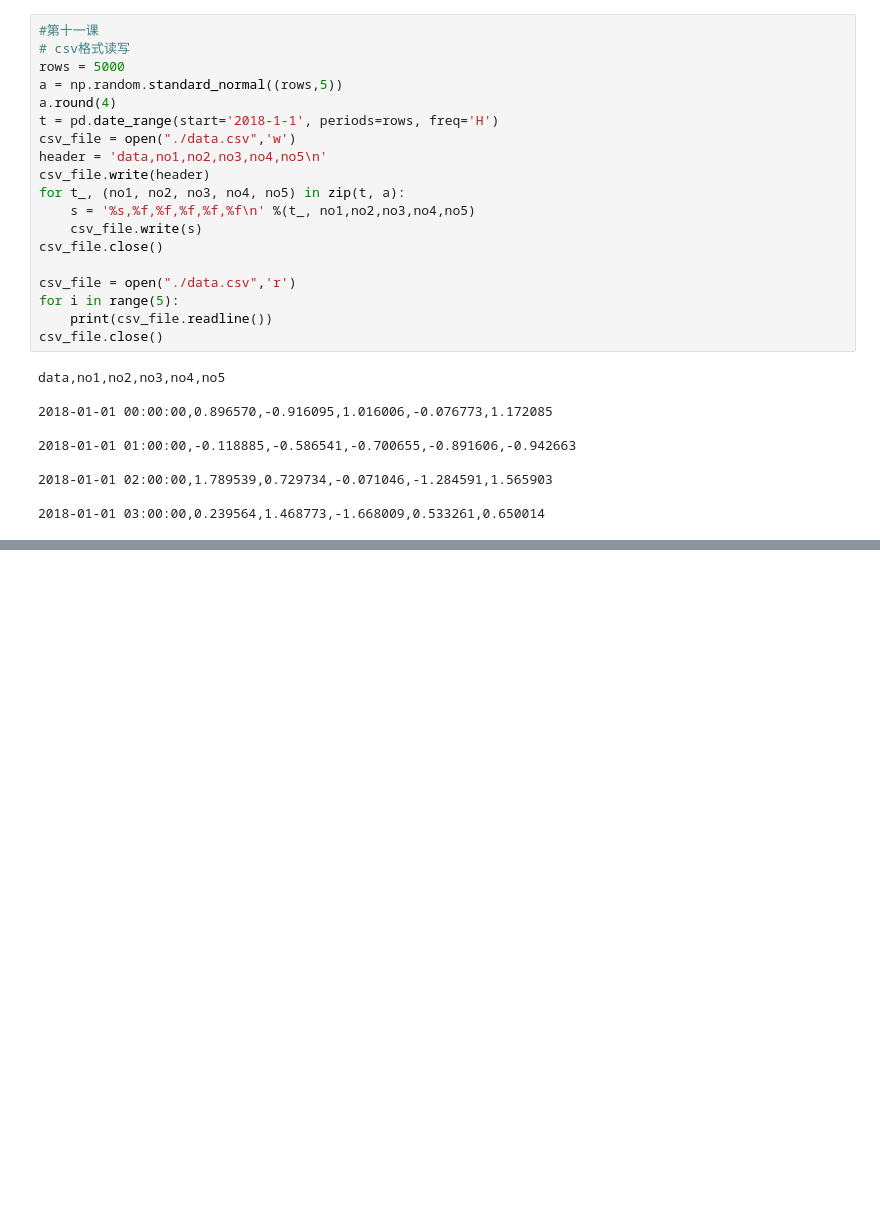
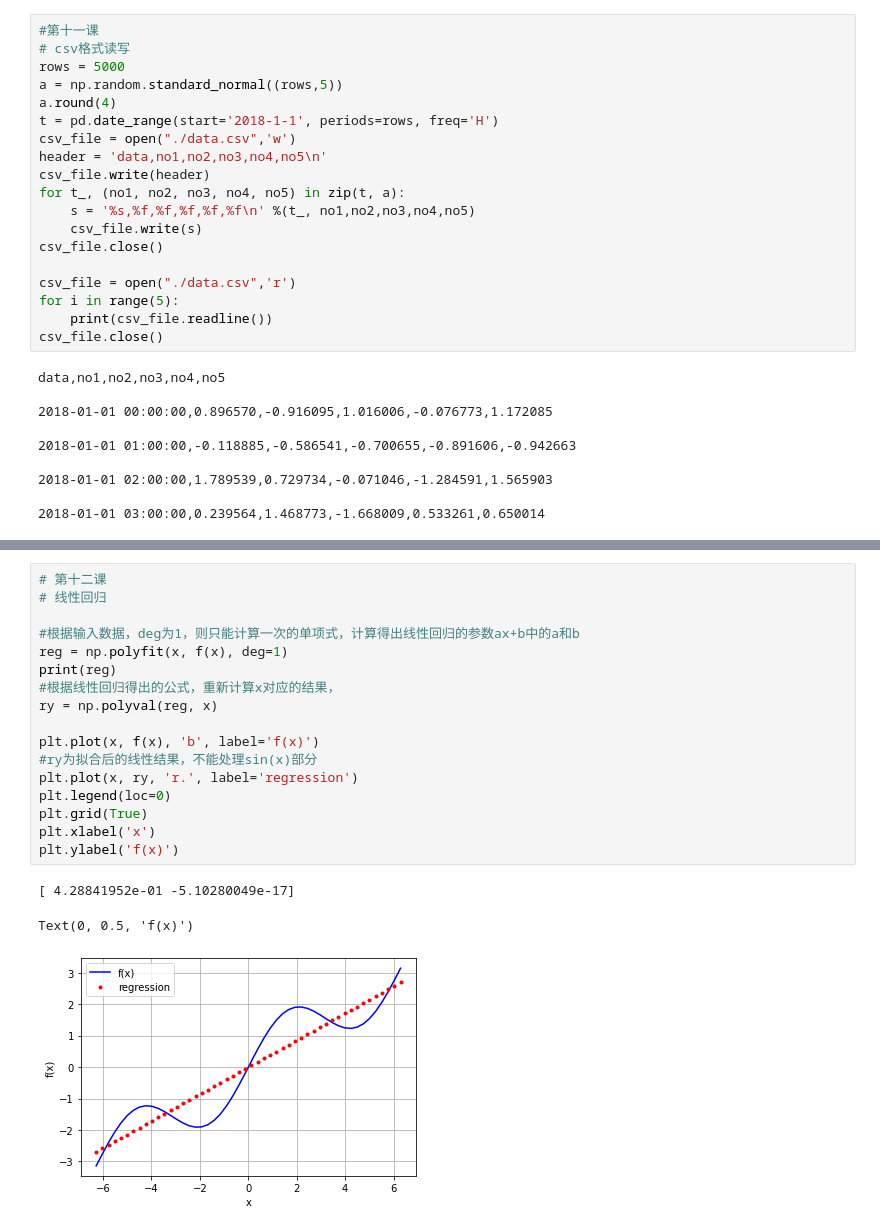
Before and after one commit to ggwhsd/PythonPractice, a Jupyter notebook: QuantPractice/金融python学习.ipynb, the cells around one changed output, grey strips where cells are left out. Drawn from its saved outputs; the diff is of its cells as text; blank space fills up the shorter version.

```diff
--- a/QuantPractice/金融python学习.ipynb
+++ b/QuantPractice/金融python学习.ipynb
@@ -541,0 +627,21 @@ if __name__ == "__main__":
+# %%
+# 第十二课
+# 线性回归
+
+#根据输入数据，deg为1，则只能计算一次的单项式，计算得出线性回归的参数ax+b中的a和b
+reg = np.polyfit(x, f(x), deg=1)
+print(reg)
+#根据线性回归得出的公式，重新计算x对应的结果，
+ry = np.polyval(reg, x)
+
+plt.plot(x, f(x), 'b', label='f(x)')
+#ry为拟合后的线性结果，不能处理sin(x)部分
+plt.plot(x, ry, 'r.', label='regression')
+plt.legend(loc=0)
+plt.grid(True)
+plt.xlabel('x')
+plt.ylabel('f(x)')
+# %% [output]
+[ 4.28841952e-01 -5.10280049e-17]
+Text(0, 0.5, 'f(x)')
+[figure, added]
```
Also changed, not shown: parts of 13 cells of this notebook.
